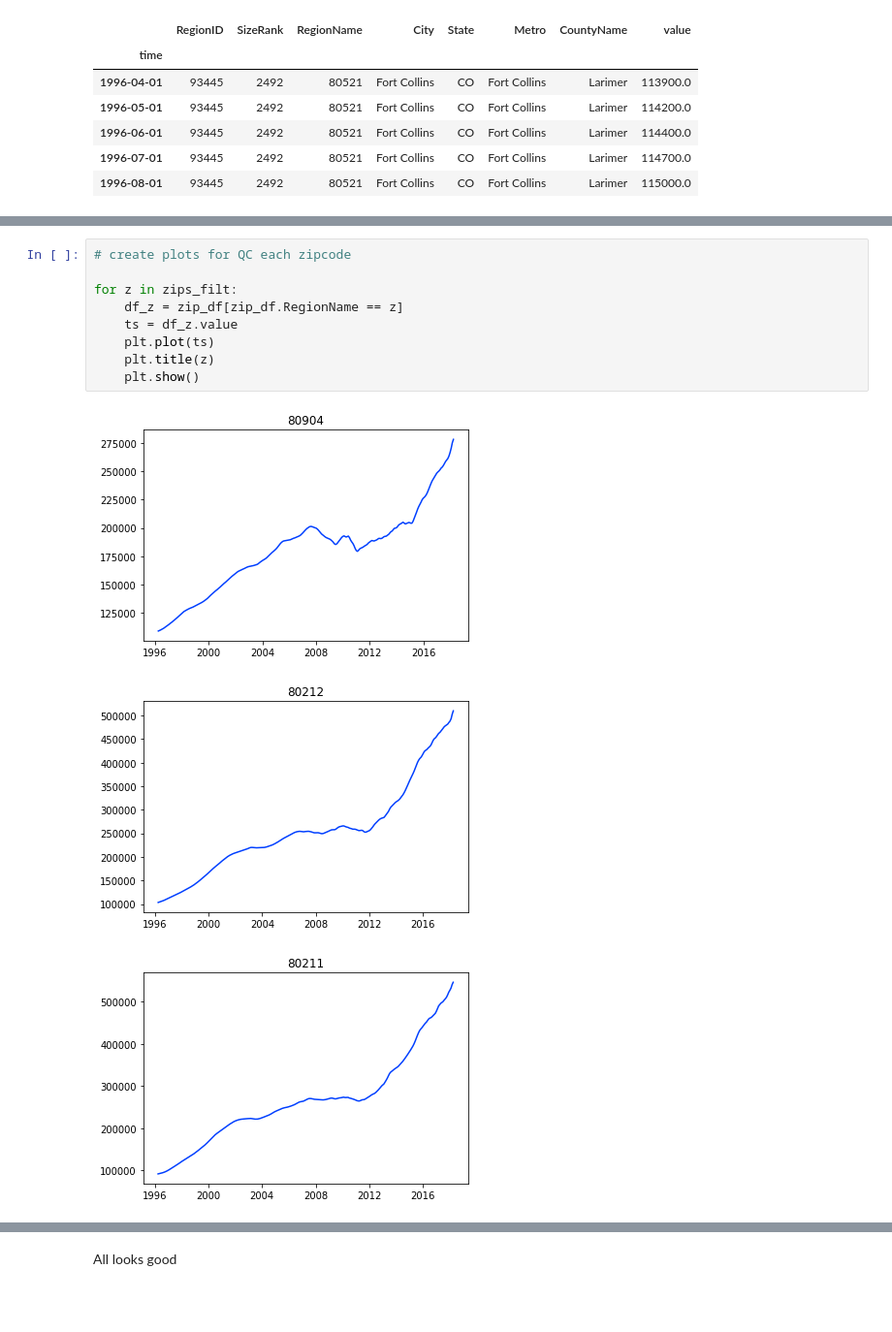
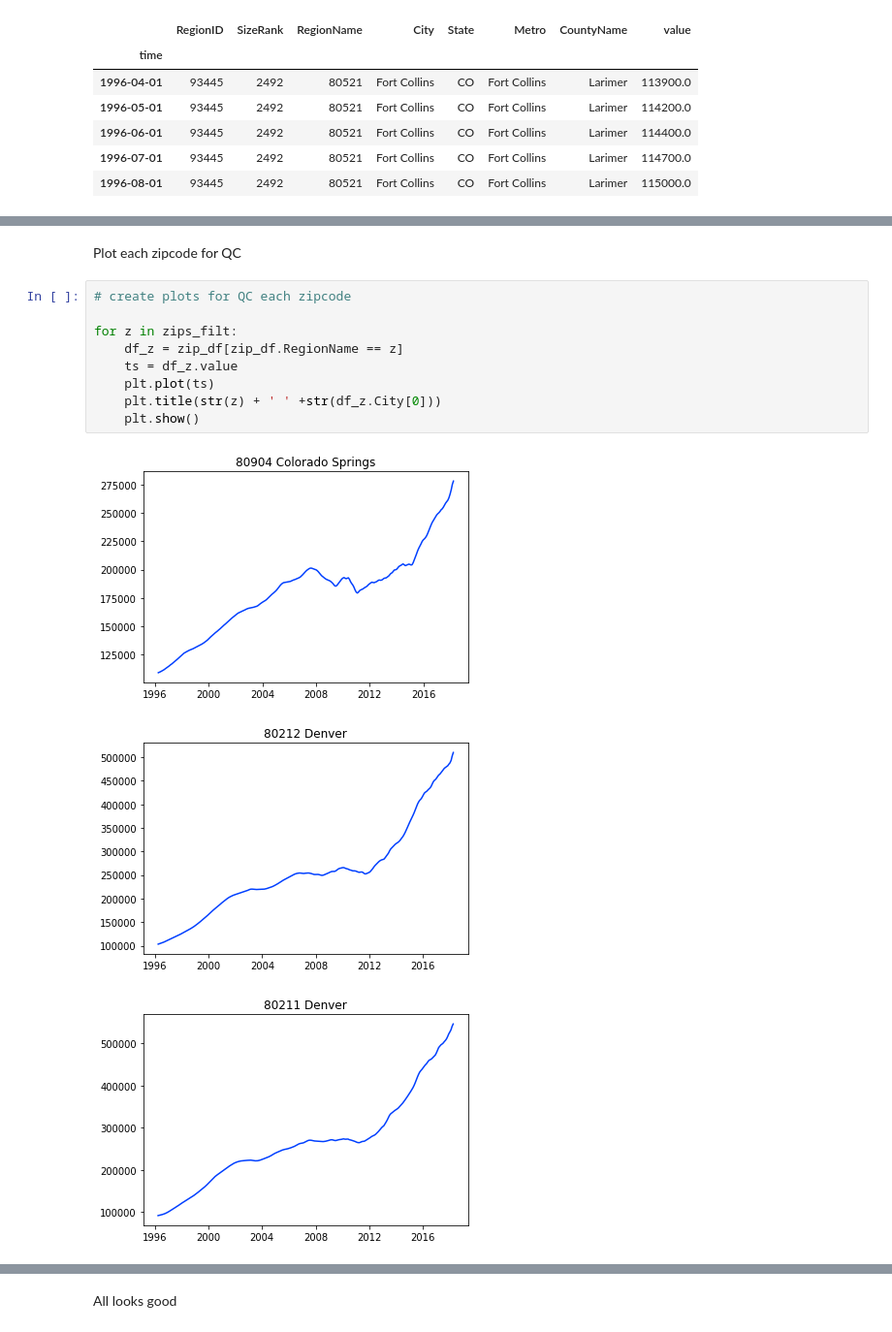
Before and after one commit to tinaprisma/dsc-mod-4-project-online-ds-sp-000, a Jupyter notebook: mod_4_starter_notebook.ipynb, the cells around one changed output, grey strips where cells are left out. Shown at 97% size. Cells and saved outputs as stored; diff of their text form; blank space fills up the shorter version.

```diff
--- a/mod_4_starter_notebook.ipynb
+++ b/mod_4_starter_notebook.ipynb
@@ -178,13 +241,15 @@ plt.show()
+# %% [markdown]
+Plot each zipcode for QC
 # %%
 # create plots for QC each zipcode
 
 for z in zips_filt:
     df_z = zip_df[zip_df.RegionName == z]
     ts = df_z.value
     plt.plot(ts)
-    plt.title(z)
+    plt.title(str(z) + ' ' +str(df_z.City[0]))
     plt.show()
 # %% [output]
-[figure, old version]
+[figure, new version]
-[figure, old version]
+[figure, new version]
-[figure, old version]
+[figure, new version]
```
Also changed, not shown: parts of 40 cells of this notebook.
